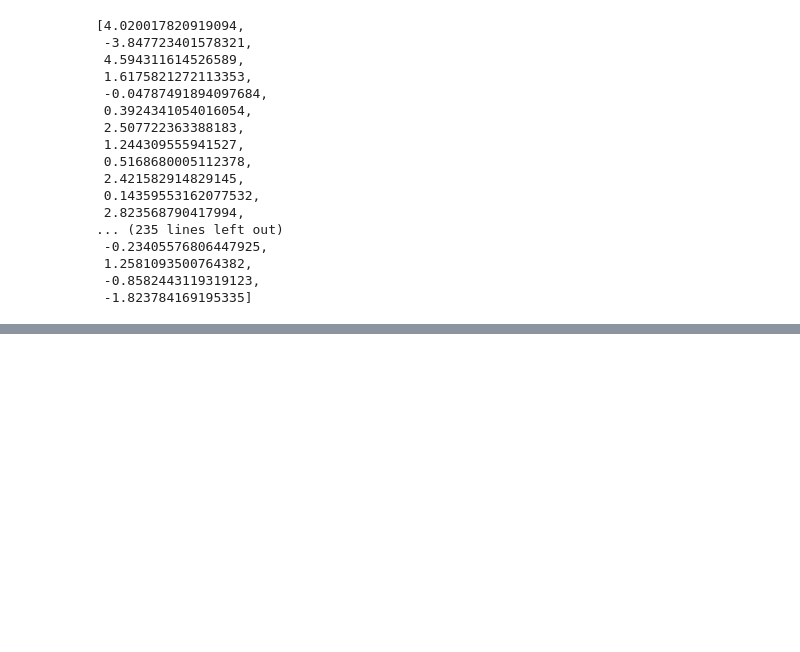
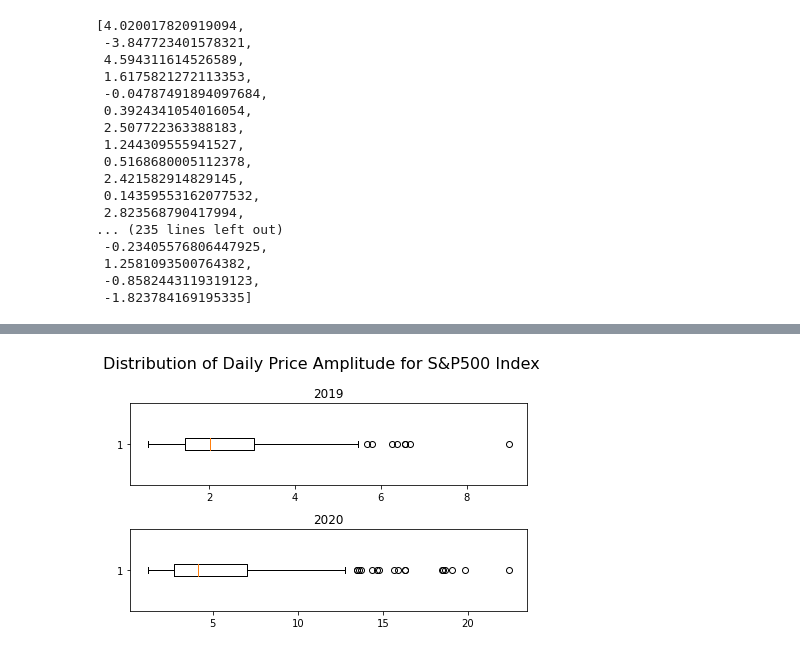
Before and after one commit to dmtiblin/Project-1, a Jupyter notebook: Galen/project 1 test/covid_v_nocovid.ipynb, the cells around one changed output, grey strips where cells are left out. Cells and saved outputs as stored; diff of their text form; code cells hidden in the pictures; blank space fills up the shorter version.

```diff
--- a/Galen/project 1 test/covid_v_nocovid.ipynb
+++ b/Galen/project 1 test/covid_v_nocovid.ipynb
@@ -215,0 +215,18 @@ plt.tight_layout()
+# %%
+# try boxplot for daily amplitude
+fig, axs = plt.subplots(2,1)
+
+alist19 = hist19_dict['SPY']['Amplitude'].tolist()
+alist20 = hist20_dict['SPY']['Amplitude'].tolist()
+
+axs[0].boxplot(alist19, vert=False)
+axs[0].set_title('2019')
+
+axs[1].boxplot(alist20, vert=False)
+axs[1].set_title('2020')
+
+fig.suptitle('Distribution of Daily Price Amplitude for S&P500 Index', fontsize=16)
+plt.tight_layout()
+plt.savefig('test_plots/spy_amp_boxplot.png')
+# %% [output]
+[figure, added]
```
Also changed, not shown: parts of 4 cells of this notebook, 4 other files.
